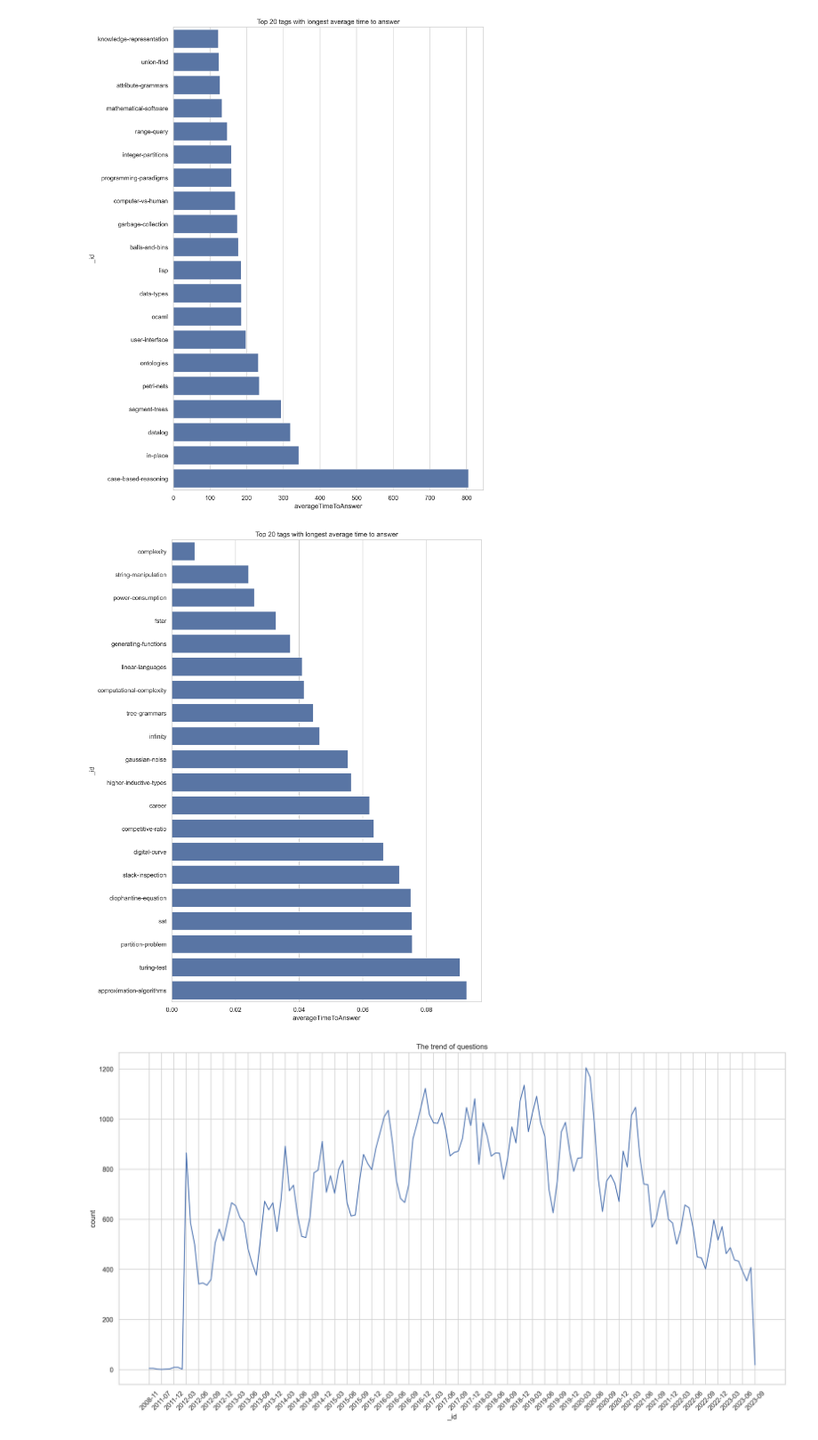
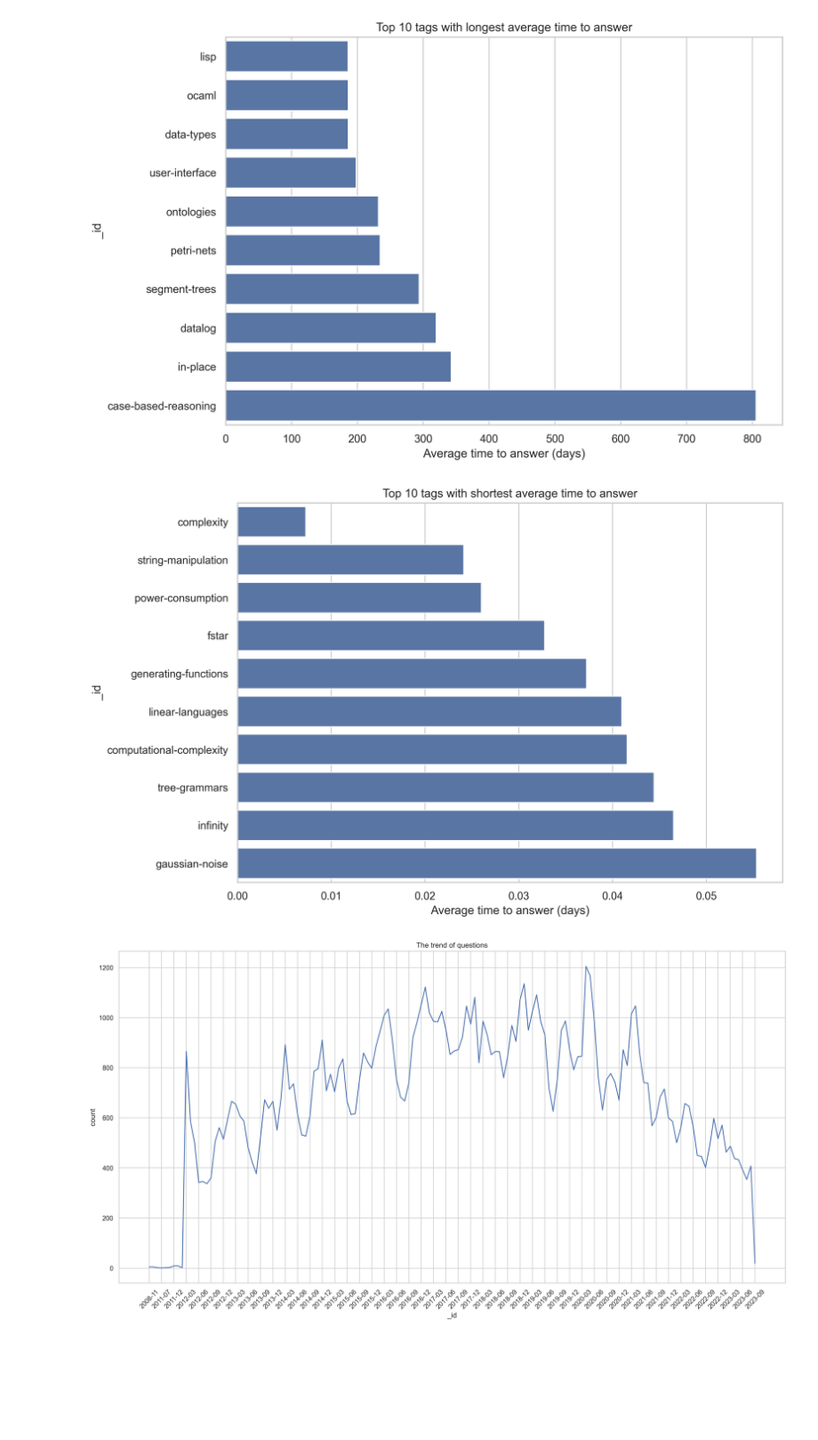
Before and after one commit to zzccppp/stackexchange_queries, a Jupyter notebook: mongodb_query.ipynb, the cells around one changed output. Shown at 89% size. Drawn from its saved outputs; the diff is of its cells as text; code cells hidden in the pictures; blank space fills up the shorter version.

```diff
--- a/mongodb_query.ipynb
+++ b/mongodb_query.ipynb
@@ -44,41 +44,43 @@ result = client['stackexchange_cs']['Posts'].aggregate([
     }, {
         '$group': {
             '_id': '$tag',
             'averageTimeToAnswer': {
                 '$avg': '$timeBetween'
             }
         }
     }
 ])
 
 result = list(result)
 
 # top 20 tags and bottom 20 tags
 sorted_result = sorted(result, key=lambda x: x['averageTimeToAnswer'])
-top_20 = sorted_result[-20:]
-bottom_20 = sorted_result[:20]
+top_20 = sorted_result[-10:]
+bottom_20 = sorted_result[:10]
 
 # plot use seaborn
 # top 20
 df = pd.DataFrame(top_20)
 df['averageTimeToAnswer'] = df['averageTimeToAnswer'].apply(lambda x: x / 3.6e6 / 24)
 
-plt.figure(figsize=(10, 15), dpi=300)  # 修改尺寸以更好地适应横向条形图
+plt.figure(figsize=(10, 7), dpi=300)  # 修改尺寸以更好地适应横向条形图
 sns.barplot(y='_id', x='averageTimeToAnswer', data=df)  # 将条形图转为横向
-plt.title('Top 20 tags with longest average time to answer')
+plt.title('Top 10 tags with longest average time to answer')
+plt.xlabel('Average time to answer (days)')
 plt.show()
 
 # bottom 20
 df = pd.DataFrame(bottom_20)
 df['averageTimeToAnswer'] = df['averageTimeToAnswer'].apply(lambda x: x / 3.6e6 / 24)
 
-plt.figure(figsize=(10, 15), dpi=300)  # 修改尺寸以更好地适应横向条形图
+plt.figure(figsize=(10, 7), dpi=300)  # 修改尺寸以更好地适应横向条形图
 sns.barplot(y='_id', x='averageTimeToAnswer', data=df)  # 将条形图转为横向
-plt.title('Top 20 tags with longest average time to answer')
+plt.title('Top 10 tags with shortest average time to answer')
+plt.xlabel('Average time to answer (days)')
 plt.show()
 # %% [output]
-[figure, old version]
+[figure, new version]
-[figure, old version]
+[figure, new version]
 # %%
 result = client['stackexchange_cs']['Posts'].aggregate([
     {
```
Also changed, not shown: 3 other files.
